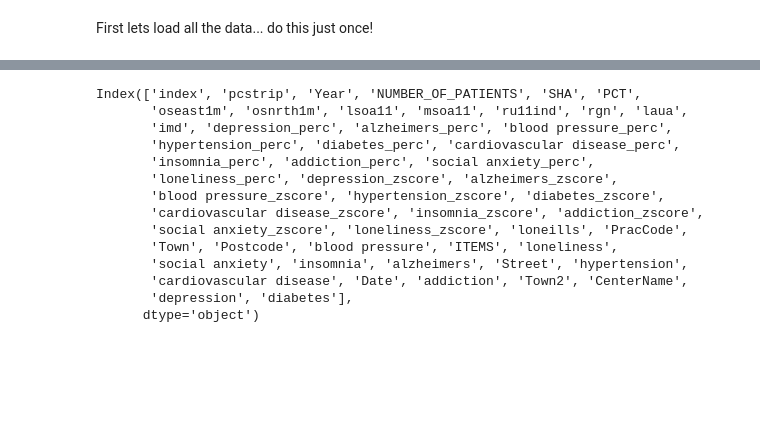
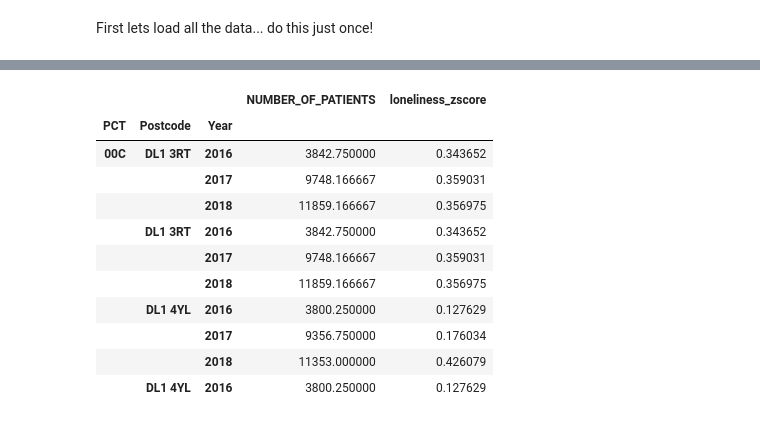
Before and after one commit to sseifeln/JGI, a Jupyter notebook: LanaGeo.ipynb, the cells around one changed output, grey strips where cells are left out. Drawn from its saved outputs; the diff is of its cells as text; code cells hidden in the pictures; blank space fills up the shorter version.

```diff
--- a/LanaGeo.ipynb
+++ b/LanaGeo.ipynb
@@ -45,20 +29,18 @@ merged_data.head(10)
-# %%
-mergedData= proc_data.merge( codes , on=['PCT','pcstrip','SHA'])
-mergedData.reset_index(drop=False, inplace=True)
-mergedData.columns
-# %% [output]
-Index(['index', 'pcstrip', 'Year', 'NUMBER_OF_PATIENTS', 'SHA', 'PCT',
-       'oseast1m', 'osnrth1m', 'lsoa11', 'msoa11', 'ru11ind', 'rgn', 'laua',
-       'imd', 'depression_perc', 'alzheimers_perc', 'blood pressure_perc',
-       'hypertension_perc', 'diabetes_perc', 'cardiovascular disease_perc',
-       'insomnia_perc', 'addiction_perc', 'social anxiety_perc',
-       'loneliness_perc', 'depression_zscore', 'alzheimers_zscore',
-       'blood pressure_zscore', 'hypertension_zscore', 'diabetes_zscore',
-       'cardiovascular disease_zscore', 'insomnia_zscore', 'addiction_zscore',
-       'social anxiety_zscore', 'loneliness_zscore', 'loneills', 'PracCode',
-       'Town', 'Postcode', 'blood pressure', 'ITEMS', 'loneliness',
-       'social anxiety', 'insomnia', 'alzheimers', 'Street', 'hypertension',
-       'cardiovascular disease', 'Date', 'addiction', 'Town2', 'CenterName',
-       'depression', 'diabetes'],
-      dtype='object')
+# %%
+mData = dataLoader.mergedDataStreams(proc_data,codes)
+mData.reset_index(drop=False, inplace=True)
+mData.groupby(['PCT','Postcode','Year']).aggregate(np.mean)[['NUMBER_OF_PATIENTS','loneliness_zscore']].head(10)
+# %% [output]
+|  |  |  | NUMBER_OF_PATIENTS | loneliness_zscore |
+| PCT | Postcode | Year |  |  |
+| 00C | DL1 3RT | 2016 | 3842.750000 | 0.343652 |
+|  |  | 2017 | 9748.166667 | 0.359031 |
+|  |  | 2018 | 11859.166667 | 0.356975 |
+|  | DL1 3RT | 2016 | 3842.750000 | 0.343652 |
+|  |  | 2017 | 9748.166667 | 0.359031 |
+|  |  | 2018 | 11859.166667 | 0.356975 |
+|  | DL1 4YL | 2016 | 3800.250000 | 0.127629 |
+|  |  | 2017 | 9356.750000 | 0.176034 |
+|  |  | 2018 | 11353.000000 | 0.426079 |
+|  | DL1 4YL | 2016 | 3800.250000 | 0.127629 |
 # %%
```
Also changed, not shown: parts of 5 cells of this notebook, 1 other file.
